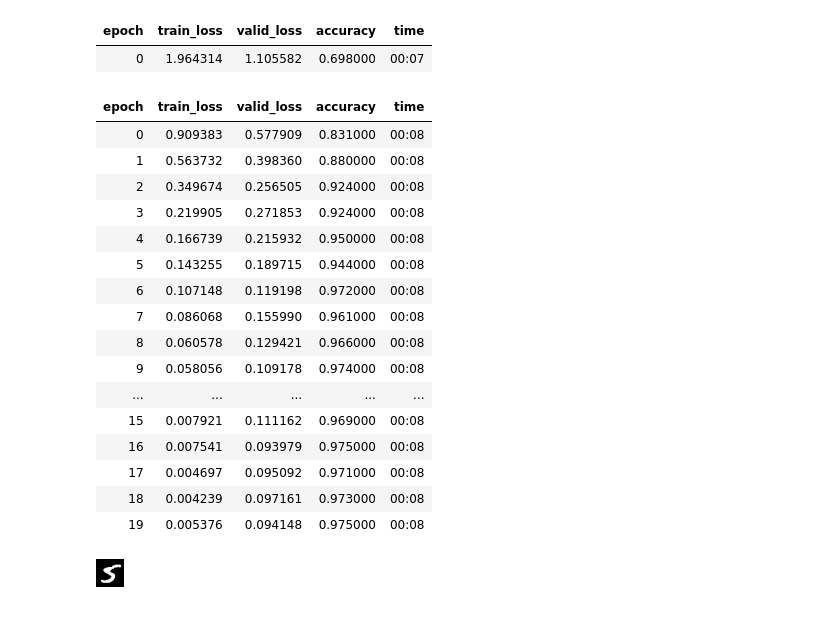
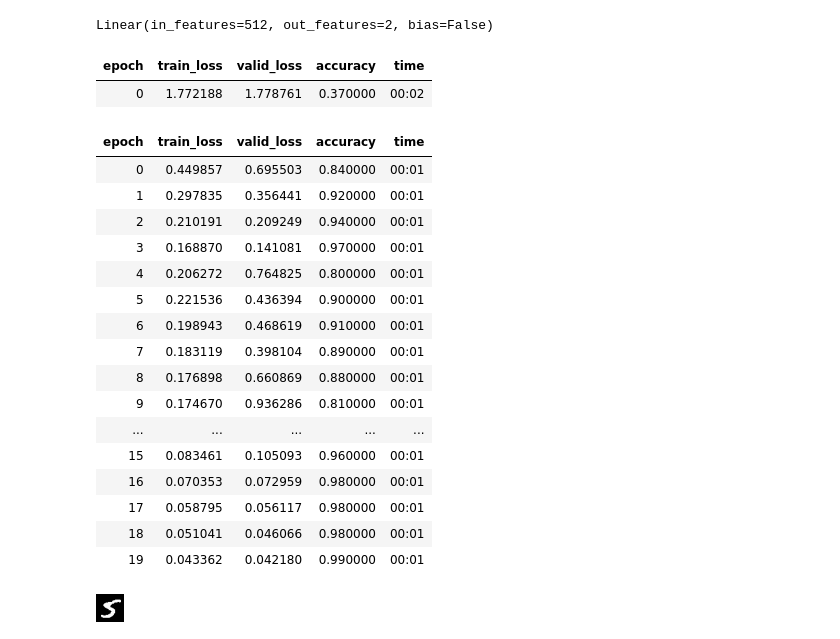
Before and after one commit to JacopoMangiavacchi/FastLabeling, a Jupyter notebook: mnist_odd_even_transfer_learning.ipynb, the cells around one changed output. Saved outputs shown, nothing was run; the diff lists cells and outputs as text; code cells hidden in the pictures.

Commit message:
resnet18 test

```diff
--- a/mnist_odd_even_transfer_learning.ipynb
+++ b/mnist_odd_even_transfer_learning.ipynb
@@ -81,6 +99,6 @@ copy_files(path, 'testing', 'oe_testing/even', [1, 3, 5, 7, 9])
 # %%
-size_traning = 600
-size_testing = 100
+size_traning = 60
+size_testing = 10
 size_training_name = str(size_traning) + '_training'
 size_testing_name = str(size_testing) + '_testing'
 
@@ -123,0 +126,4 @@ dls2.train_ds, dls2.valid_ds
+# %%
+learn.model[1][8]
+# %% [output]
+Linear(in_features=512, out_features=2, bias=False)
@@ -124,26 +132,26 @@ dls2.train_ds, dls2.valid_ds
 # %%
-learn2 = cnn_learner(dls2, resnet18, metrics=accuracy, custom_head=learn.model[0])
-learn2.fine_tune(10)
+learn2 = Learner(dls2, learn.model, metrics=accuracy)
+learn2.fine_tune(20)
 # %% [output]
 | epoch | train_loss | valid_loss | accuracy | time |
-| 0 | 1.964314 | 1.105582 | 0.698000 | 00:07 |
+| 0 | 1.772188 | 1.778761 | 0.370000 | 00:02 |
 | epoch | train_loss | valid_loss | accuracy | time |
-| 0 | 0.909383 | 0.577909 | 0.831000 | 00:08 |
-| 1 | 0.563732 | 0.398360 | 0.880000 | 00:08 |
-| 2 | 0.349674 | 0.256505 | 0.924000 | 00:08 |
-| 3 | 0.219905 | 0.271853 | 0.924000 | 00:08 |
-| 4 | 0.166739 | 0.215932 | 0.950000 | 00:08 |
-| 5 | 0.143255 | 0.189715 | 0.944000 | 00:08 |
-| 6 | 0.107148 | 0.119198 | 0.972000 | 00:08 |
-| 7 | 0.086068 | 0.155990 | 0.961000 | 00:08 |
-| 8 | 0.060578 | 0.129421 | 0.966000 | 00:08 |
-| 9 | 0.058056 | 0.109178 | 0.974000 | 00:08 |
+| 0 | 0.449857 | 0.695503 | 0.840000 | 00:01 |
+| 1 | 0.297835 | 0.356441 | 0.920000 | 00:01 |
+| 2 | 0.210191 | 0.209249 | 0.940000 | 00:01 |
+| 3 | 0.168870 | 0.141081 | 0.970000 | 00:01 |
+| 4 | 0.206272 | 0.764825 | 0.800000 | 00:01 |
+| 5 | 0.221536 | 0.436394 | 0.900000 | 00:01 |
+| 6 | 0.198943 | 0.468619 | 0.910000 | 00:01 |
+| 7 | 0.183119 | 0.398104 | 0.890000 | 00:01 |
+| 8 | 0.176898 | 0.660869 | 0.880000 | 00:01 |
+| 9 | 0.174670 | 0.936286 | 0.810000 | 00:01 |
 | ... | ... | ... | ... | ... |
-| 15 | 0.007921 | 0.111162 | 0.969000 | 00:08 |
-| 16 | 0.007541 | 0.093979 | 0.975000 | 00:08 |
-| 17 | 0.004697 | 0.095092 | 0.971000 | 00:08 |
-| 18 | 0.004239 | 0.097161 | 0.973000 | 00:08 |
-| 19 | 0.005376 | 0.094148 | 0.975000 | 00:08 |
+| 15 | 0.083461 | 0.105093 | 0.960000 | 00:01 |
+| 16 | 0.070353 | 0.072959 | 0.980000 | 00:01 |
+| 17 | 0.058795 | 0.056117 | 0.980000 | 00:01 |
+| 18 | 0.051041 | 0.046066 | 0.980000 | 00:01 |
+| 19 | 0.043362 | 0.042180 | 0.990000 | 00:01 |
 # %%
 test_path = (path/'testing'/'5').ls()[10]
 test_image = Image.open(test_path)
```
Also changed, not shown: parts of 25 cells of this notebook.
